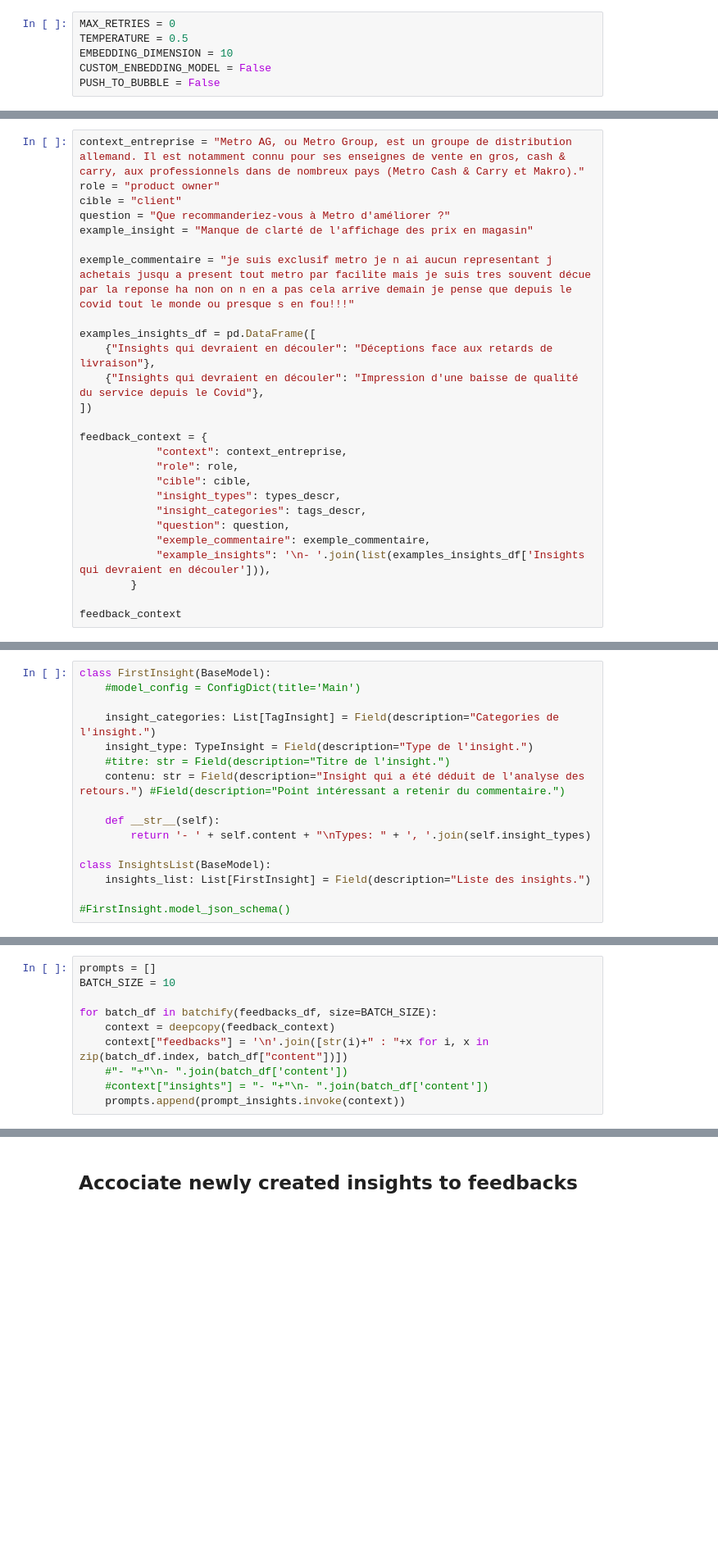
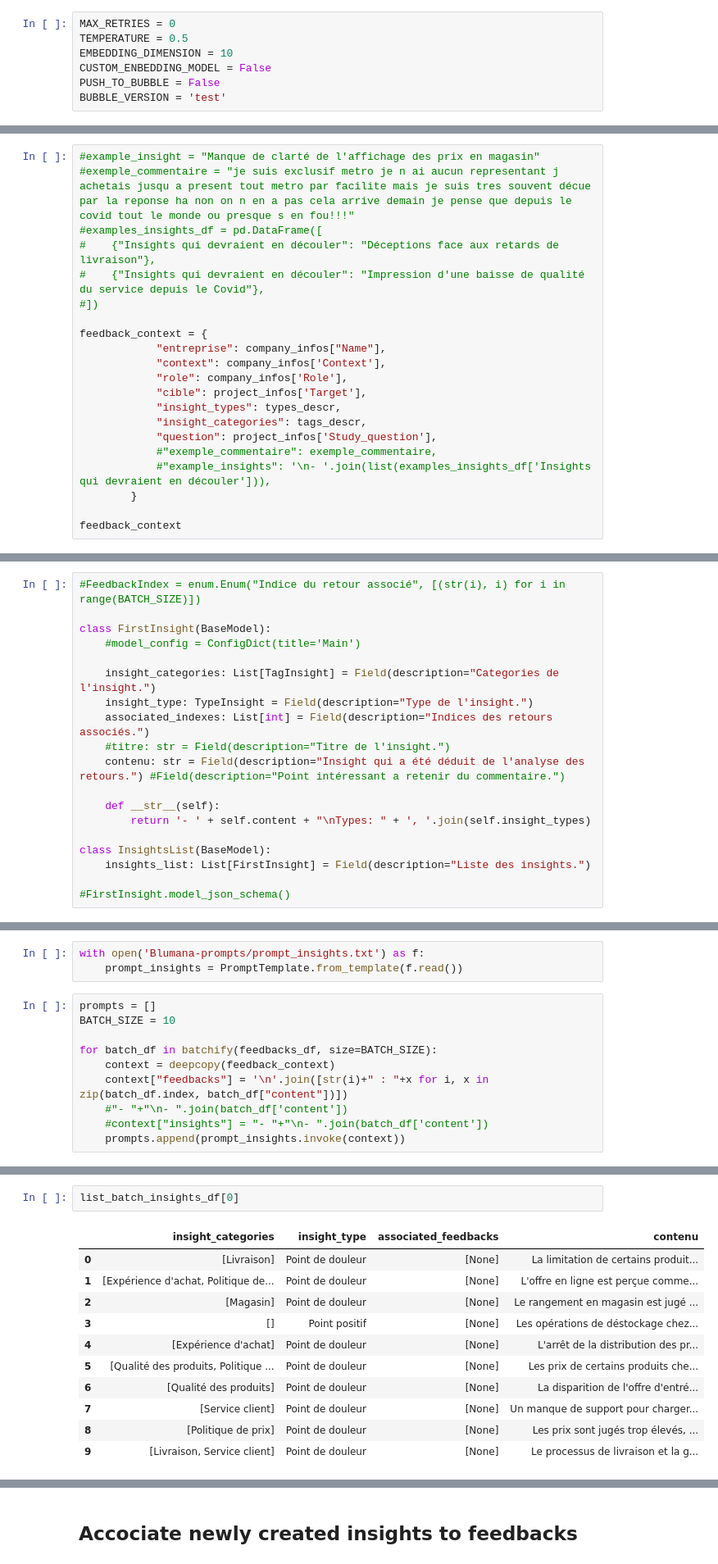
Before and after one commit to ArnaudGardille/Feedback-Analysis, a Jupyter notebook: pipeline_v2.ipynb, the cells around one changed output, grey strips where cells are left out. Shown at 82% size. Drawn from its saved outputs; the diff is of its cells as text; blank space fills up the shorter version.

Commit message:
prompts externalisation

```diff
--- a/pipeline_v2.ipynb
+++ b/pipeline_v2.ipynb
@@ -54,3 +55,4 @@ TEMPERATURE = 0.5
 EMBEDDING_DIMENSION = 10
 CUSTOM_ENBEDDING_MODEL = False
 PUSH_TO_BUBBLE = False
+BUBBLE_VERSION = 'test'
@@ -337,26 +132,21 @@ Service client : Commentaires relatifs à l'interaction avec le personnel du ser
 # %%
-context_entreprise = "Metro AG, ou Metro Group, est un groupe de distribution allemand. Il est notamment connu pour ses enseignes de vente en gros, cash & carry, aux professionnels dans de nombreux pays (Metro Cash & Carry et Makro)."
-role = "product owner"
-cible = "client"
-question = "Que recommanderiez-vous à Metro d'améliorer ?"
-example_insight = "Manque de clarté de l'affichage des prix en magasin"
-
-exemple_commentaire = "je suis exclusif metro je n ai aucun representant j achetais jusqu a present tout metro par facilite mais je suis tres souvent décue par la reponse ha non on n en a pas cela arrive demain je pense que depuis le covid tout le monde ou presque s en fou!!!"
-
-examples_insights_df = pd.DataFrame([
-    {"Insights qui devraient en découler": "Déceptions face aux retards de livraison"},
-    {"Insights qui devraient en découler": "Impression d'une baisse de qualité du service depuis le Covid"},
-])
+#example_insight = "Manque de clarté de l'affichage des prix en magasin"
+#exemple_commentaire = "je suis exclusif metro je n ai aucun representant j achetais jusqu a present tout metro par facilite mais je suis tres souvent décue par la reponse ha non on n en a pas cela arrive demain je pense que depuis le covid tout le monde ou presque s en fou!!!"
+#examples_insights_df = pd.DataFrame([
+#    {"Insights qui devraient en découler": "Déceptions face aux retards de livraison"},
+#    {"Insights qui devraient en découler": "Impression d'une baisse de qualité du service depuis le Covid"},
+#])
 
 feedback_context = {
-            "context": context_entreprise,
-            "role": role,
-            "cible": cible,
+            "entreprise": company_infos["Name"],
+            "context": company_infos['Context'],
+            "role": company_infos['Role'],
+            "cible": project_infos['Target'],
             "insight_types": types_descr,
             "insight_categories": tags_descr,
-            "question": question,
-            "exemple_commentaire": exemple_commentaire,
-            "example_insights": '\n- '.join(list(examples_insights_df['Insights qui devraient en découler'])),
+            "question": project_infos['Study_question'],
+            #"exemple_commentaire": exemple_commentaire,
+            #"example_insights": '\n- '.join(list(examples_insights_df['Insights qui devraient en découler'])),
         }
 
 feedback_context
@@ -374,11 +164,14 @@ feedbacks_df = feedbacks_df[:15]
 # %% [markdown]
 # Insights extraction
 # %%
+#FeedbackIndex = enum.Enum("Indice du retour associé", [(str(i), i) for i in range(BATCH_SIZE)])
+
 class FirstInsight(BaseModel):
     #model_config = ConfigDict(title='Main')
 
     insight_categories: List[TagInsight] = Field(description="Categories de l'insight.")
     insight_type: TypeInsight = Field(description="Type de l'insight.")
+    associated_indexes: List[int] = Field(description="Indices des retours associés.")
     #titre: str = Field(description="Titre de l'insight.")
     contenu: str = Field(description="Insight qui a été déduit de l'analyse des retours.") #Field(description="Point intéressant a retenir du commentaire.")
 
@@ -436,3 +185,6 @@ Retourne la liste des insights que tu as déduis. Chaque insight a donc un conte
+# %%
+with open('Blumana-prompts/prompt_insights.txt') as f:
+    prompt_insights = PromptTemplate.from_template(f.read())
 # %%
 prompts = []
 BATCH_SIZE = 10
@@ -499,3 +247,17 @@ Retourne la liste des insights que tu as déduis. Chaque insight a donc un conte
+# %%
+list_batch_insights_df[0]
+# %% [output]
+|  | insight_categories | insight_type | associated_feedbacks | contenu |
+| 0 | [Livraison] | Point de douleur | [None] | La limitation de certains produit... |
+| 1 | [Expérience d'achat, Politique de... | Point de douleur | [None] | L'offre en ligne est perçue comme... |
+| 2 | [Magasin] | Point de douleur | [None] | Le rangement en magasin est jugé ... |
+| 3 | [] | Point positif | [None] | Les opérations de déstockage chez... |
+| 4 | [Expérience d'achat] | Point de douleur | [None] | L'arrêt de la distribution des pr... |
+| 5 | [Qualité des produits, Politique ... | Point de douleur | [None] | Les prix de certains produits che... |
+| 6 | [Qualité des produits] | Point de douleur | [None] | La disparition de l'offre d'entré... |
+| 7 | [Service client] | Point de douleur | [None] | Un manque de support pour charger... |
+| 8 | [Politique de prix] | Point de douleur | [None] | Les prix sont jugés trop élevés, ... |
+| 9 | [Livraison, Service client] | Point de douleur | [None] | Le processus de livraison et la g... |
 # %%
 list(list_batch_insights_df[0]['contenu'])
 # %% [output]
```
Also changed, not shown: parts of 44 cells of this notebook, 5 other files.
